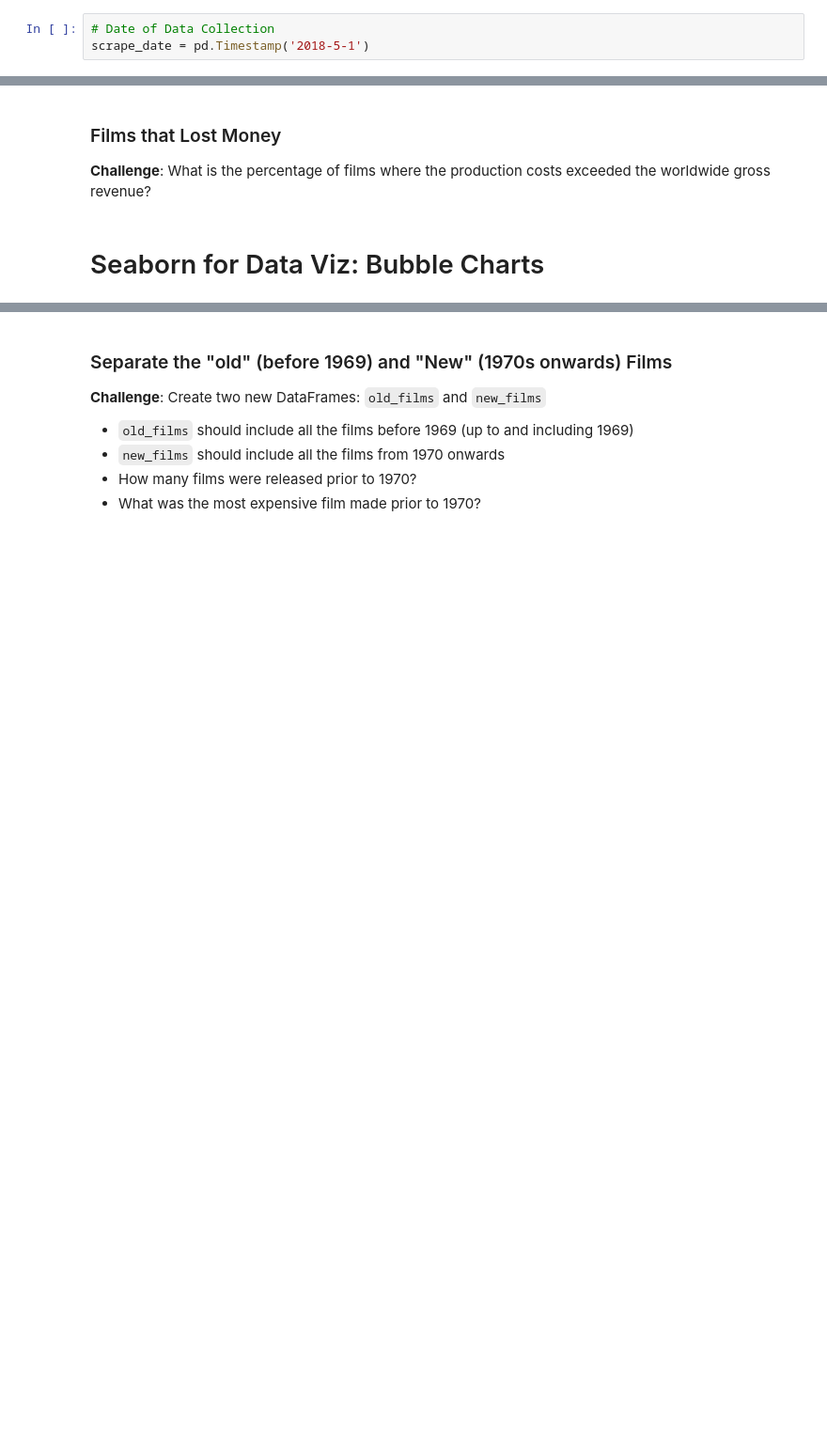
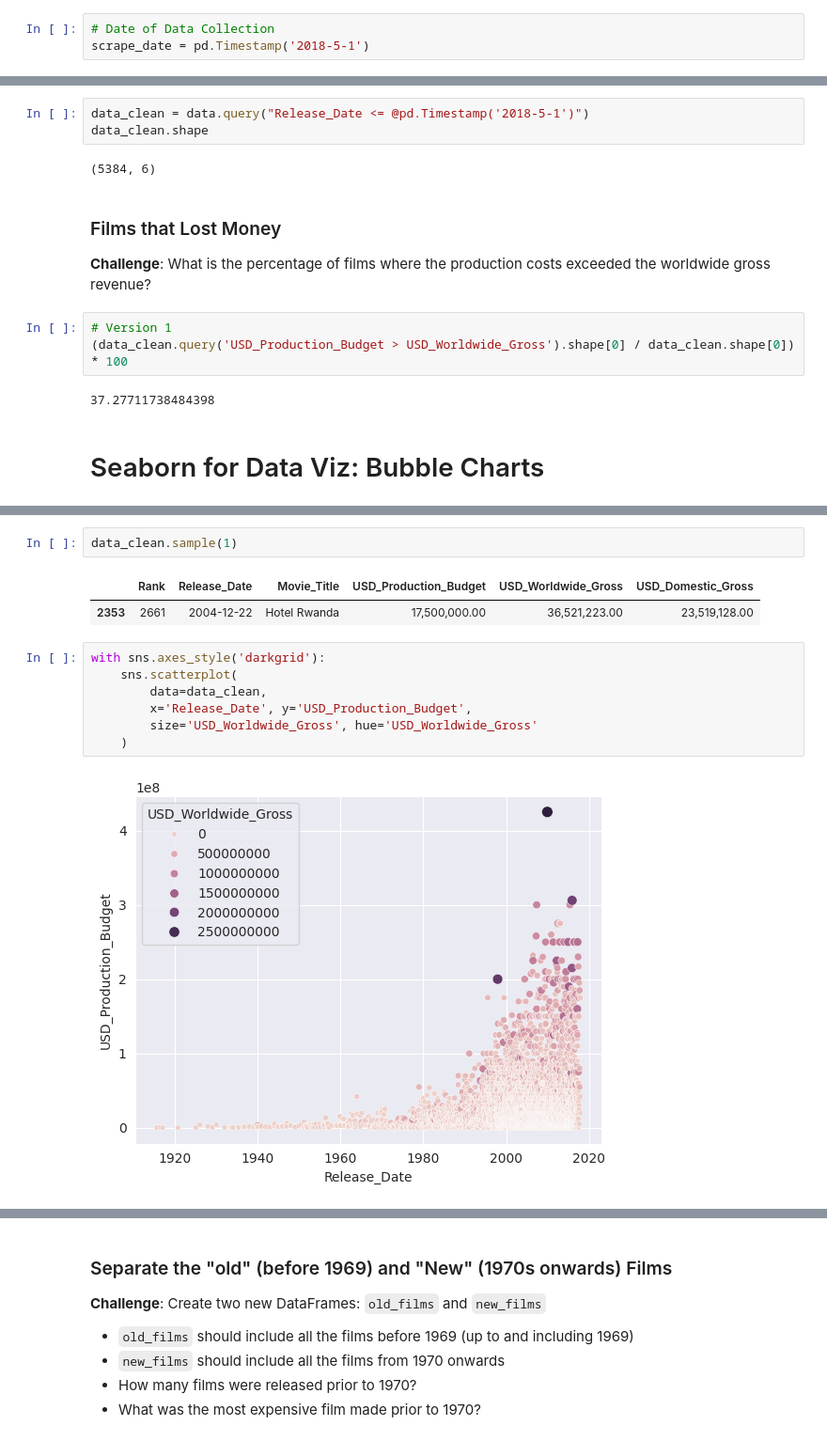
Before and after one commit to 22skowron/Data-manipulation-practice, a Jupyter notebook: Course exercises - data science/Linear Regrassion in Python (basics) (in progress)/Seaborn_and_Linear_Regression_(start).ipynb, the cells around one changed output, grey strips where cells are left out. Shown: that part at 94% size. Cells and saved outputs as stored; diff of their text form; blank space fills up the shorter version.

```diff
--- a/Course exercises - data science/Linear Regrassion in Python (basics) (in progress)/Seaborn_and_Linear_Regression_(start).ipynb
+++ b/Course exercises - data science/Linear Regrassion in Python (basics) (in progress)/Seaborn_and_Linear_Regression_(start).ipynb
@@ -227,8 +336,18 @@ scrape_date = pd.Timestamp('2018-5-1')
+# %%
+data_clean = data.query("Release_Date <= @pd.Timestamp('2018-5-1')")
+data_clean.shape
+# %% [output]
+(5384, 6)
 # %% [markdown]
 ### Films that Lost Money
 
 **Challenge**:
 What is the percentage of films where the production costs exceeded the worldwide gross revenue?
+# %%
+# Version 1
+(data_clean.query('USD_Production_Budget > USD_Worldwide_Gross').shape[0] / data_clean.shape[0]) * 100
+# %% [output]
+37.27711738484398
 # %% [markdown]
 # Seaborn for Data Viz: Bubble Charts
 # %% [markdown]
@@ -237,6 +356,20 @@ What is the percentage of films where the production costs exceeded the worldwid
 **Challenge**: Try to create the following Bubble Chart:
 
 <img src=https://i.imgur.com/8fUn9T6.png>
+# %%
+data_clean.sample(1)
+# %% [output]
+|  | Rank | Release_Date | Movie_Title | USD_Production_Budget | USD_Worldwide_Gross | USD_Domestic_Gross |
+| 2353 | 2661 | 2004-12-22 | Hotel Rwanda | 17,500,000.00 | 36,521,223.00 | 23,519,128.00 |
+# %%
+with sns.axes_style('darkgrid'):
+    sns.scatterplot(
+        data=data_clean,
+        x='Release_Date', y='USD_Production_Budget',
+        size='USD_Worldwide_Gross', hue='USD_Worldwide_Gross'
+    )
+# %% [output]
+[figure, added]
 # %% [markdown]
 # Converting Years to Decades Trick
 
```
Also changed, not shown: parts of 16 cells of this notebook.
